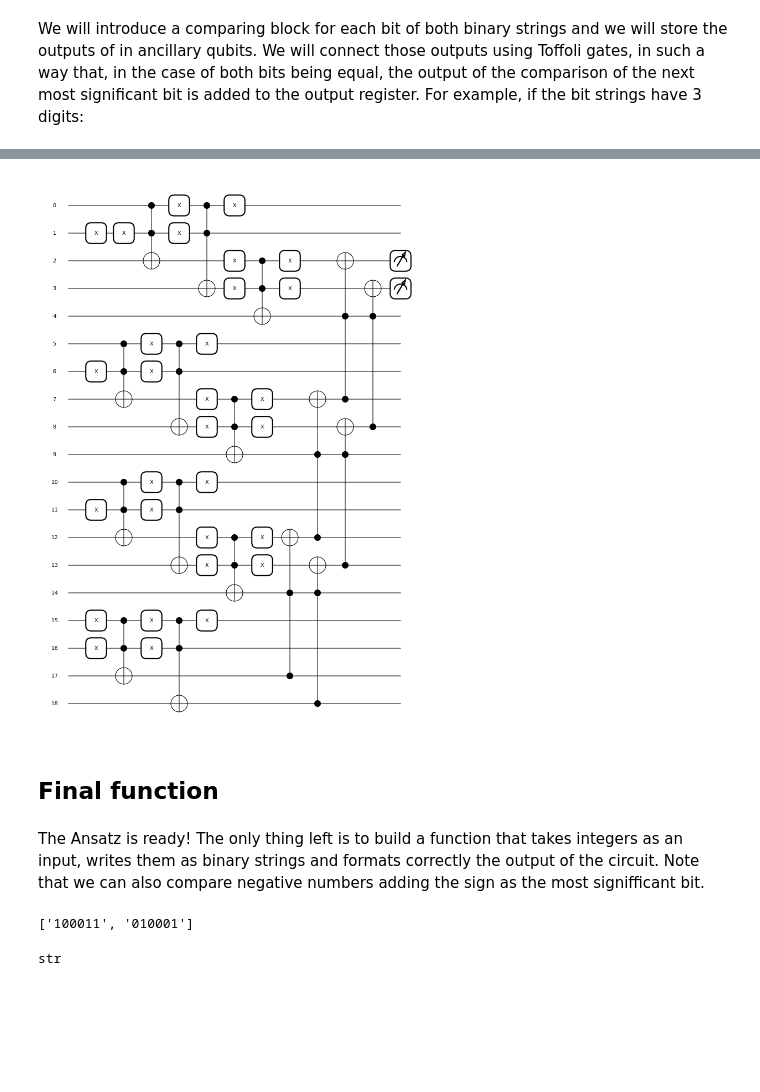
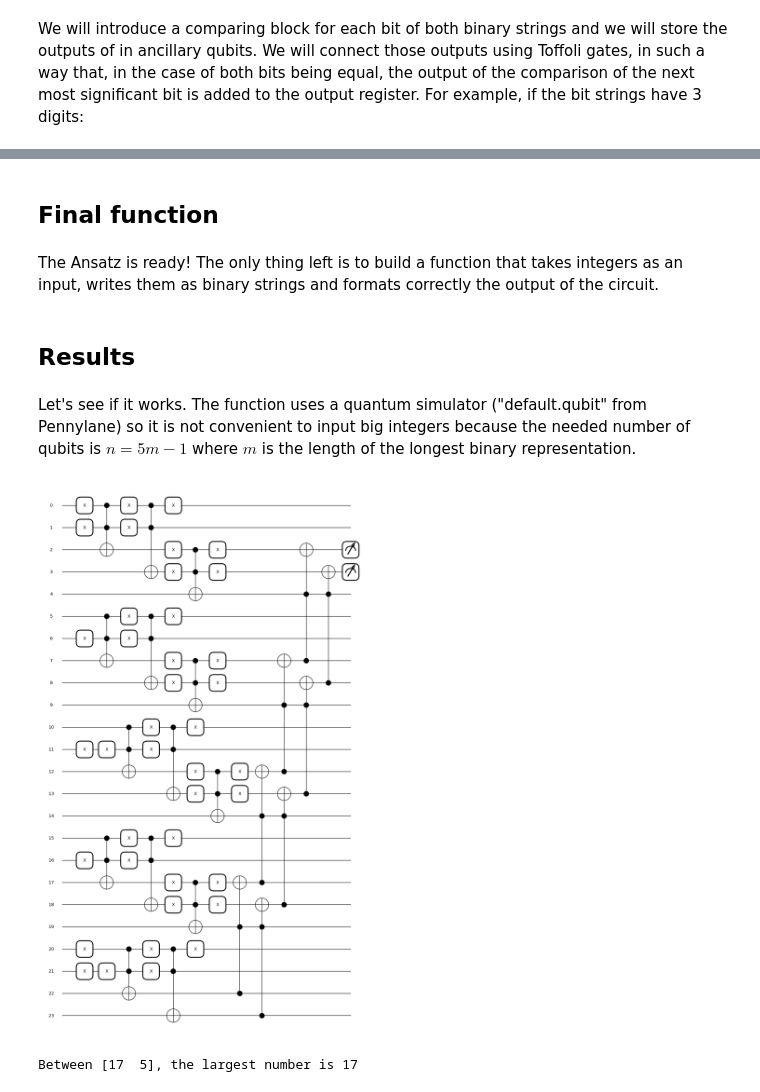
Before and after one commit to psansebastian/qosf_Paul, a Jupyter notebook: task1/ScreeningTask1.ipynb, the cells around one changed output, grey strips where cells are left out. Saved outputs shown, nothing was run; the diff lists cells and outputs as text; code cells hidden in the pictures; blank space fills up the shorter version.

```diff
--- a/task1/ScreeningTask1.ipynb
+++ b/task1/ScreeningTask1.ipynb
@@ -90,65 +90,52 @@ def ensemble(stringA,stringB):
 
 
     return qml.sample(qml.PauliZ(2)),qml.sample(qml.PauliZ(3))
-# %%
-a="0001"
-b="1000"
-
-n_qubits=5*len(a)-1
-dev = qml.device("default.qubit", wires=n_qubits, shots=1)
-node = qml.QNode(ensemble, dev)
-
-fig, ax = qml.draw_mpl(node , decimals=1)(a,b)
-plt.show()
-# %% [output]
-[figure, removed]
 # %% [markdown]
 ## Final function
 # %% [markdown]
-The Ansatz is ready! The only thing left is to build a function that takes integers as an input, writes them as binary strings and formats correctly the output of the circuit. Note that we can also compare negative numbers adding the sign as the most signifficant bit.
+The Ansatz is ready! The only thing left is to build a function that takes integers as an input, writes them as binary strings and formats correctly the output of the circuit.
 # %%
 def find_the_largest_number (number_1, number_2):
 
-
-
     #Formating the integers-------------------
 
-    sign1 = int((np.sign(number_1)+1)/2)            #Store the sign
-    sign2 = int((np.sign(number_2)+1)/2)            #Map the sign coefficient from {-1,1} to {0,1}
-    signs=[sign1,sign2]
+    numbers = np.array([number_1,number_2])
+    strings = ["{0:b}".format(abs(number)) for number in numbers]  #Convert integers to binary strings
 
-    string1 = "{0:b}".format(abs(number_1))         #Convert integers to binary strings
-    string2 = "{0:b}".format(abs(number_2))
-
-    n_longest_string = max(len(string1), len(string2))
+    n_longest_string = max(len(strings[0]), len(strings[1]))
 
     formated_strings=[]
 
-    for string, sign in zip([string1,string2],signs):
+    for string in strings:
 
         padded = "0"*(n_longest_string-len(string))+string      #Pad the strings to have the same length
-        formated_strings.append(str(sign)+padded)               #Add the sign as the most signifficant bit
+        formated_strings.append(padded)
 
 
     n_qubits=5*len(formated_strings[0])-1
-
-    print(formated_strings)
 
     #Quantum circuit--------------
     dev = qml.device("default.qubit", wires=n_qubits, shots=1)  #Declare the device
     node = qml.QNode(ensemble, dev)                             #Create a QNode with the ansatz and the device
 
     output = node(formated_strings[0],formated_strings[1])      #Execute the quantum circuit
+    output = (1-np.hstack(output))/2                            #Map otuput from {-1,1} to {1,0}
 
 
 
-    print(output)
 
-find_the_largest_number (3, -17)
+
+    fig, ax = qml.draw_mpl(node , decimals=1)(formated_strings[0],formated_strings[1])
+    plt.show()
+
+
+    print(f"Between {numbers}, the largest number is {int(np.dot(numbers,output))}")
-# %% [output]
-['100011', '010001']
-# %%
-a="{0:b}".format(abs(11))
-type(a)
-# %% [output]
-str
+# %% [markdown]
+## Results
+# %% [markdown]
+Let's see if it works. The function uses a quantum simulator ("default.qubit" from Pennylane) so it is not convenient to input big integers because the needed number of qubits is $n=5m-1$ where $m$ is the length of the longest binary representation.
+# %%
+find_the_largest_number (17, 5)
+# %% [output]
+[figure, added]
+Between [17  5], the largest number is 17
```
